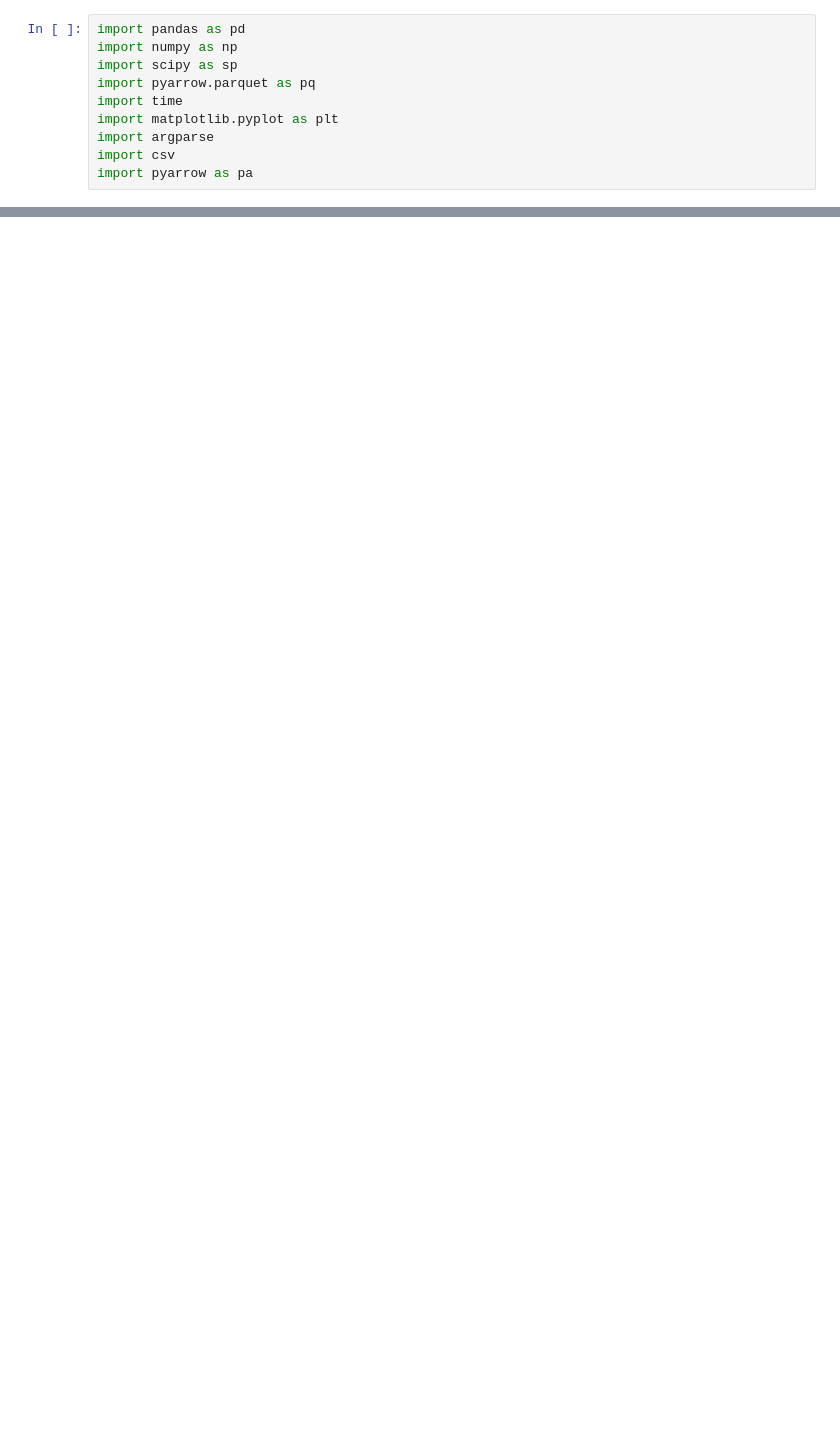
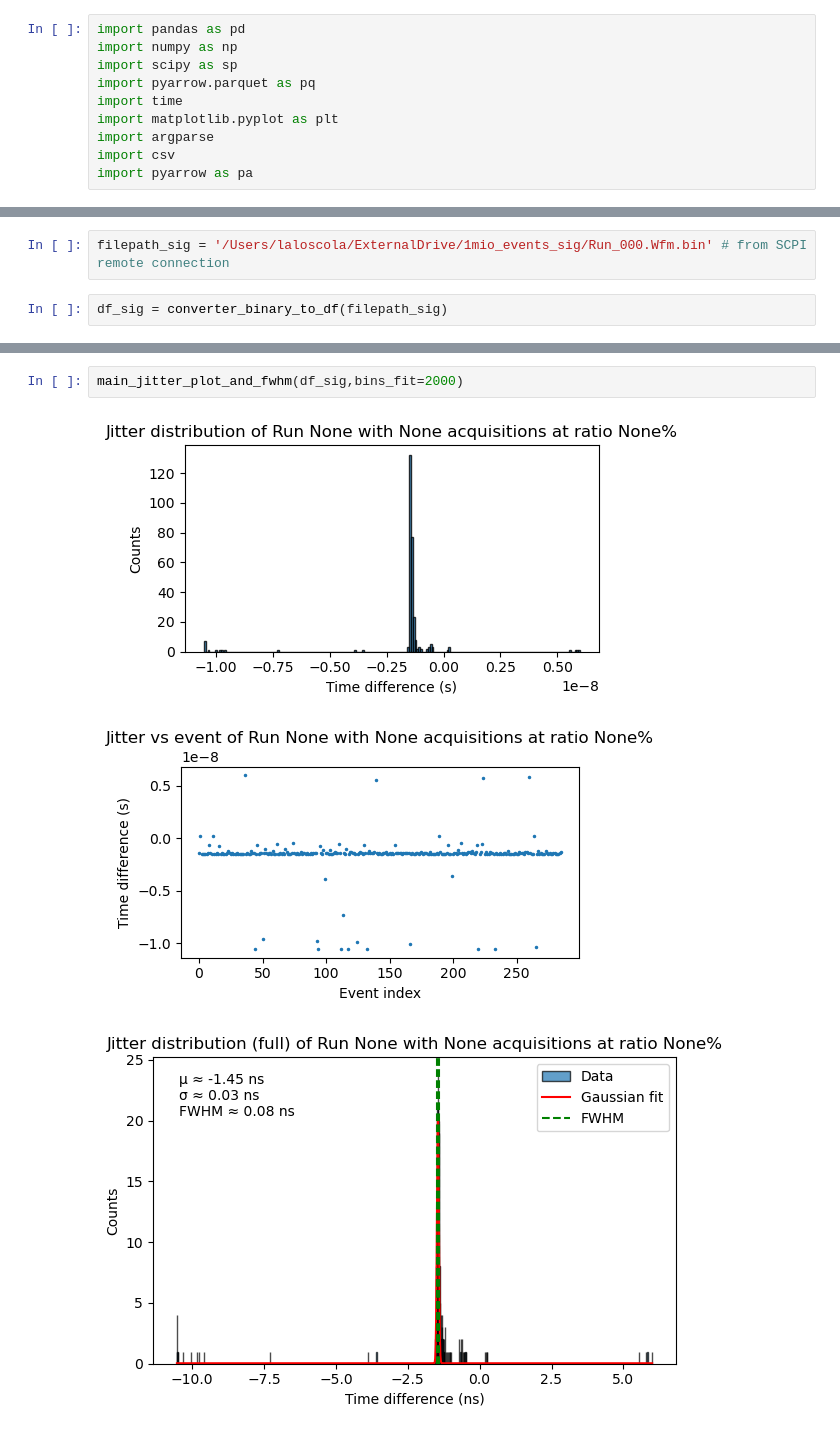
Before and after one commit to laloscola/Max-Planck-Coding, a Jupyter notebook: code_for_MCPPMT_Camera/meas_oscill_binary.ipynb, the cells around one changed output, grey strips where cells are left out. Drawn from its saved outputs; the diff is of its cells as text; blank space fills up the shorter version.

```diff
--- a/code_for_MCPPMT_Camera/meas_oscill_binary.ipynb
+++ b/code_for_MCPPMT_Camera/meas_oscill_binary.ipynb
@@ -22,0 +47,4 @@ ModuleNotFoundError: No module named 'RS_RTxReadBin'
+# %%
+filepath_sig = '/Users/laloscola/ExternalDrive/1mio_events_sig/Run_000.Wfm.bin' # from SCPI remote connection
+# %%
+df_sig = converter_binary_to_df(filepath_sig)
@@ -22,0 +62,6 @@ ModuleNotFoundError: No module named 'RS_RTxReadBin'
+# %%
+main_jitter_plot_and_fwhm(df_sig,bins_fit=2000)
+# %% [output]
+[figure, added]
+[figure, added]
+[figure, added]
```
Also changed, not shown: parts of 19 cells of this notebook, 1 other file.
